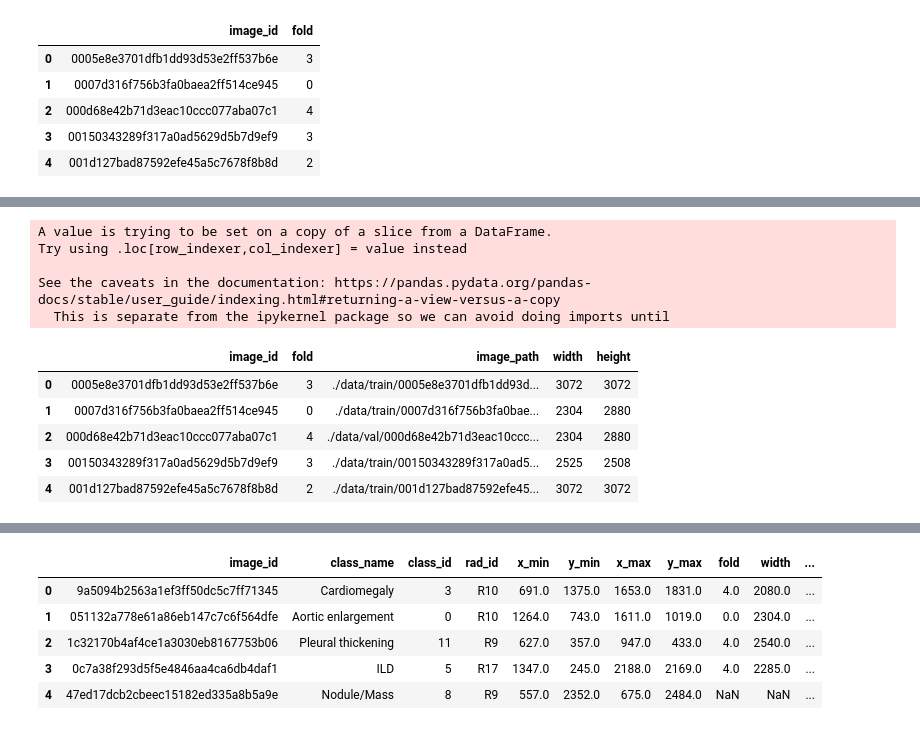
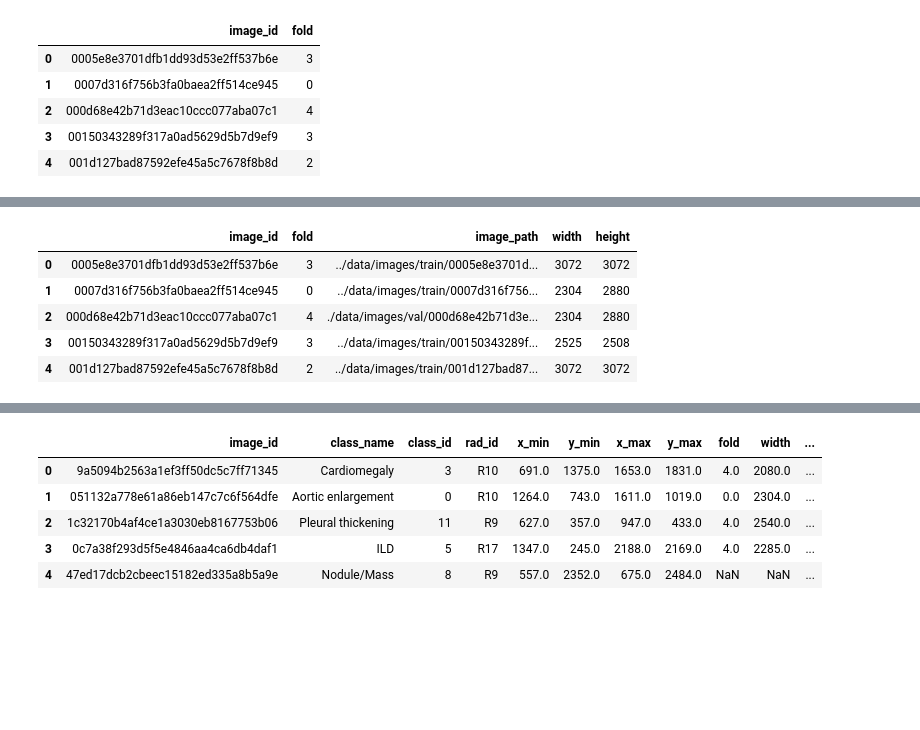
Before and after one commit to mordavidj/Chest_X-ray_Abnormalities_Detection, a Jupyter notebook: Data_prep.ipynb, the cells around one changed output, grey strips where cells are left out. Saved outputs shown, nothing was run; the diff lists cells and outputs as text; code cells hidden in the pictures; blank space fills up the shorter version.

```diff
--- a/Data_prep.ipynb
+++ b/Data_prep.ipynb
@@ -9,16 +10,21 @@ import pydicom
 from sklearn.model_selection import GroupKFold
 pd.set_option('display.max_colwidth',None)
 # %%
-img_train_path = './data/train/'
-img_val_path = './data/val/'
+dicom_train_path = './data/images/dicom/train/'
+dicom_test_path = './data/images/dicom/test/'
+img_train_path = '../data/images/train/'
+img_val_path = './data/images/val/'
+img_test_path = './data/images/test/'
 train_csv_path = './data/train.csv'
 new_csv_path = './data/new_train.csv'
-lbl_train_path = './data/labels/train'
-lbl_val_path = './data/labels/val'
+lbl_train_path = './data/labels/train/'
+lbl_val_path = './data/labels/val/'
 label_dir = './data/yolo-labels'
 os.makedirs(lbl_train_path, exist_ok = True)
 os.makedirs(lbl_val_path, exist_ok = True)
 os.makedirs(img_val_path, exist_ok = True)
+os.makedirs(img_train_path, exist_ok = True)
+os.makedirs(img_test_path, exist_ok = True)
 # %%
 # Reset
 #df = pd.read_csv(new_csv_path).drop_duplicates('image_id')
@@ -76,18 +82,19 @@ images.fold.value_counts()
 4    878
 Name: fold, dtype: int64
 # %%
-missing = []
+#missing = []
 def set_file_paths(row):
-    if not os.path.exists(img_train_path + row.image_id + ('.dicom')):
-        print(f'MISSING: {row.image_id}.dicom')
-        missing.append(row.image_id)
+    if not os.path.exists(dicom_train_path + row.image_id + ('.dicom')):
+        print(f'MISSING: {dicom_train_path + row.image_id}.dicom')
+        #missing.append(row.image_id)
         return "MISSING"
 
-    if row['fold'] == 4:
-        shutil.move((img_train_path + row.image_id + ('.dicom')), img_val_path)
-        return img_val_path + row.image_id + ('.dicom')
+    if row['fold'] == fold:
+        if os.path.exists(img_train_path + row.image_id + '.png'):
+            shutil.move((img_train_path + row.image_id + ('.png')), img_val_path)
+        return img_val_path + row.image_id + ('.png')
 
     else:
-        return img_train_path + row.image_id + ('.dicom')
+        return img_train_path + row.image_id + ('.png')
 # %%
 images['image_path'] = images.apply(set_file_paths, axis = 1)
@@ -126,4 +126,5 @@ MISSING: fb8e11c6b2886b2d41b379e0598669b9.dicom
 # %%
-def dim_from_dicom(path):
+def dim_from_dicom(image_id):
+    path = os.path.join(dicom_train_path, image_id) + '.dicom'
     ds = pydicom.dcmread(path)
     return ds.get('Columns'), ds.get('Rows')
@@ -130,18 +133,11 @@ def dim_from_dicom(path):
 # %%
-images = images[images.image_path != 'MISSING']
-#images['width'], images['height'] = 0, 0
-images['width'], images['height'] = zip(*images['image_path'].map(dim_from_dicom))
+images['width'], images['height'] = zip(*images['image_id'].map(dim_from_dicom))
 
 images.head()
 # %% [output]
-A value is trying to be set on a copy of a slice from a DataFrame.
-Try using .loc[row_indexer,col_indexer] = value instead
-
-See the caveats in the documentation: https://pandas.pydata.org/pandas-docs/stable/user_guide/indexing.html#returning-a-view-versus-a-copy
-  This is separate from the ipykernel package so we can avoid doing imports until
 |  | image_id | fold | image_path | width | height |
-| 0 | 0005e8e3701dfb1dd93d53e2ff537b6e | 3 | ./data/train/0005e8e3701dfb1dd93d... | 3072 | 3072 |
-| 1 | 0007d316f756b3fa0baea2ff514ce945 | 0 | ./data/train/0007d316f756b3fa0bae... | 2304 | 2880 |
-| 2 | 000d68e42b71d3eac10ccc077aba07c1 | 4 | ./data/val/000d68e42b71d3eac10ccc... | 2304 | 2880 |
-| 3 | 00150343289f317a0ad5629d5b7d9ef9 | 3 | ./data/train/00150343289f317a0ad5... | 2525 | 2508 |
-| 4 | 001d127bad87592efe45a5c7678f8b8d | 2 | ./data/train/001d127bad87592efe45... | 3072 | 3072 |
+| 0 | 0005e8e3701dfb1dd93d53e2ff537b6e | 3 | ../data/images/train/0005e8e3701d... | 3072 | 3072 |
+| 1 | 0007d316f756b3fa0baea2ff514ce945 | 0 | ../data/images/train/0007d316f756... | 2304 | 2880 |
+| 2 | 000d68e42b71d3eac10ccc077aba07c1 | 4 | ./data/images/val/000d68e42b71d3e... | 2304 | 2880 |
+| 3 | 00150343289f317a0ad5629d5b7d9ef9 | 3 | ../data/images/train/00150343289f... | 2525 | 2508 |
+| 4 | 001d127bad87592efe45a5c7678f8b8d | 2 | ../data/images/train/001d127bad87... | 3072 | 3072 |
```
Also changed, not shown: parts of 10 cells of this notebook, 2 other files.
